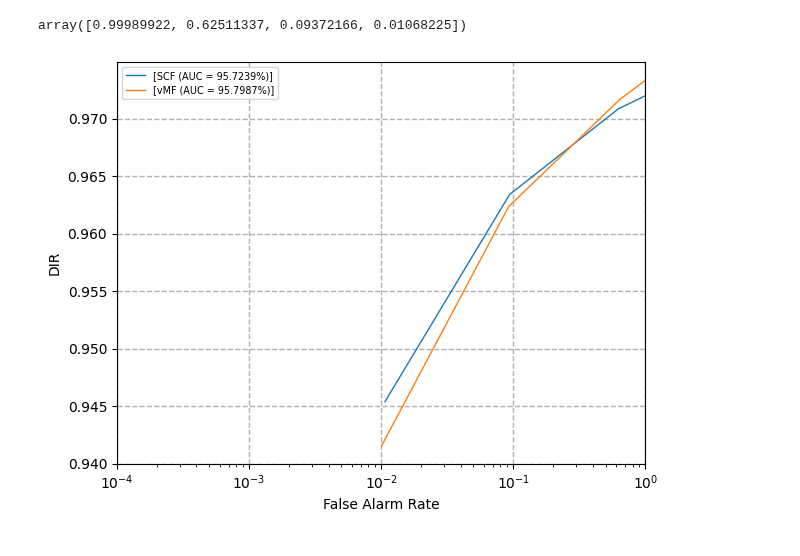
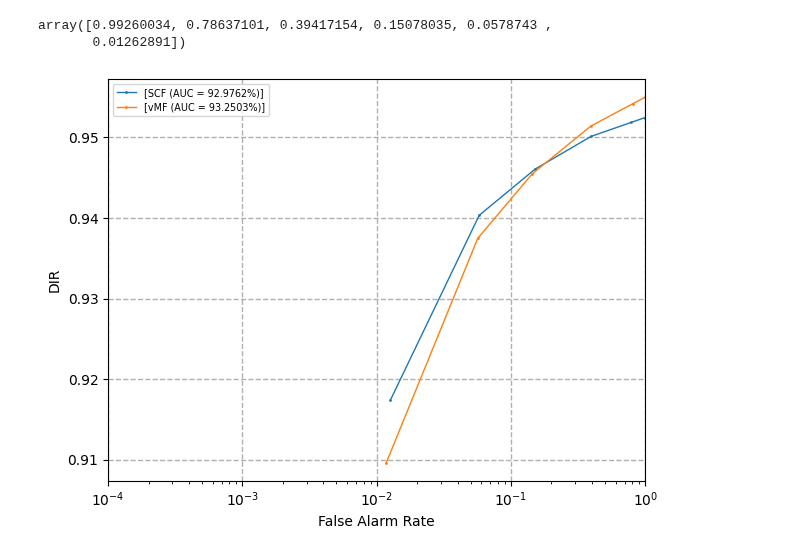
Before and after one commit to vanekek/face_ue, a Jupyter notebook: sandbox/vis_template_pool.ipynb, the cells around one changed output. Saved outputs shown, nothing was run; the diff lists cells and outputs as text; code cells hidden in the pictures.

Commit message:
template pool

```diff
--- a/sandbox/vis_template_pool.ipynb
+++ b/sandbox/vis_template_pool.ipynb
@@ -12,5 +9,5 @@ The autoreload extension is already loaded. To reload it, use:
 # %%
-tables_path = Path('/app/outputs/experiments/vmf_pool/IJBC/open_set_identification/tabels')
+tables_path = Path('/app/outputs/experiments/vmf_pool_hand_temp/IJBB/open_set_identification/tabels')
 far_table = pd.read_csv(tables_path / 'far_rejection.csv')
 dir_table = pd.read_csv(tables_path / 'dir_rejection.csv')
 
@@ -30,8 +27,9 @@ fars, tpirs = scores[0][0], scores[0][1]
 # %%
 fars
 # %% [output]
-array([0.99989922, 0.62511337, 0.09372166, 0.01068225])
+array([0.99260034, 0.78637101, 0.39417154, 0.15078035, 0.0578743 ,
+       0.01262891])
 # %%
-plot_dir_far_scores(scores, names, y_label);
+plot_dir_far_scores(scores, names, y_label, marker='.');
 # %% [output]
-[figure, old version]
+[figure, new version]
```
Also changed, not shown: parts of 1 cell of this notebook, 2 other files.
